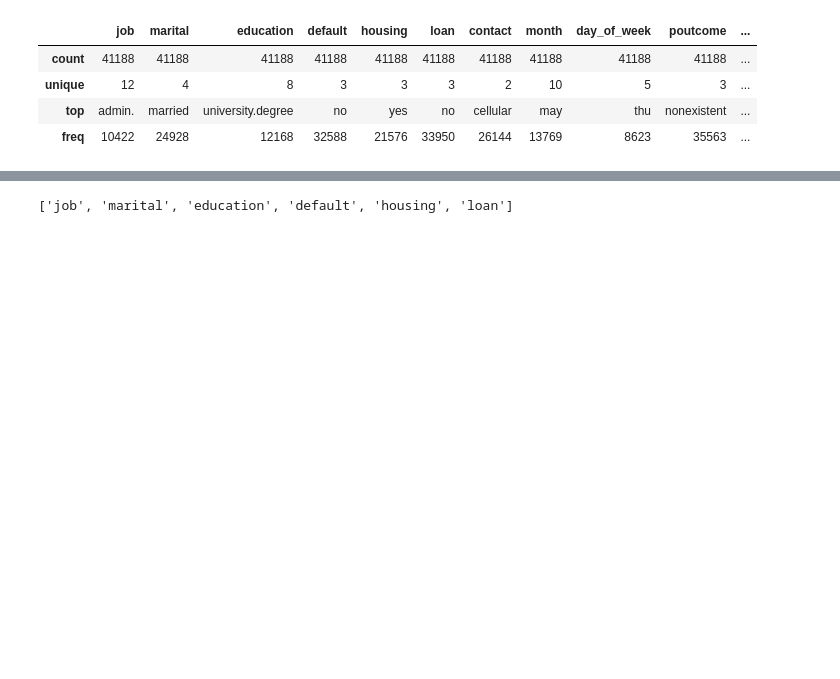
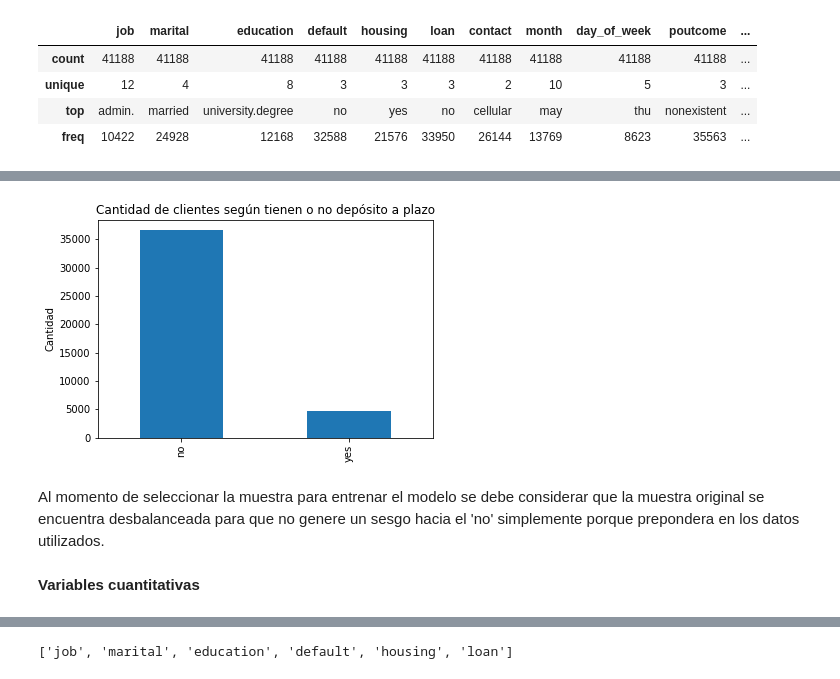
Before and after one commit to anasofiasama/Logistic-Regression-Project-Tutorial, a Jupyter notebook: src/explore.ipynb, the cells around one changed output, grey strips where cells are left out. Saved outputs shown, nothing was run; the diff lists cells and outputs as text; code cells hidden in the pictures; blank space fills up the shorter version.

```diff
--- a/src/explore.ipynb
+++ b/src/explore.ipynb
@@ -14,5 +15,7 @@ import numpy as np
 # %%
-df=pd.read_csv('https://raw.githubusercontent.com/4GeeksAcademy/logistic-regression-project-tutorial/main/bank-marketing-campaign-data.csv',sep=';')
+url='https://raw.githubusercontent.com/4GeeksAcademy/logistic-regression-project-tutorial/'+\
+    'main/bank-marketing-campaign-data.csv'
+df=pd.read_csv(url,sep=';')
 # %% [markdown]
 ### Paso 2 : Análisis exploratorio de datos
 # %% [markdown]
@@ -56,0 +60,4 @@ Se observa que el dataset cuenta con 41.188 observaciones y 21 variables. A su v
+# %%
+obj=df.select_dtypes('object').columns
+# %%
+df[obj]=df[obj].astype('category')
@@ -68,0 +106,9 @@ Exploro las categorias posibles de cada variable cualitativa para ver cuáles ti
+# %%
+df['y'].value_counts().plot(kind='bar',title='Cantidad de clientes según tienen o no depósito a plazo',ylabel='Cantidad')
+plt.show()
+# %% [output]
+[figure, added]
+# %% [markdown]
+Al momento de seleccionar la muestra para entrenar el modelo se debe considerar que la muestra original se encuentra desbalanceada para que no genere un sesgo hacia el 'no' simplemente porque prepondera en los datos utilizados.
+# %% [markdown]
+**Variables cuantitativas**
```
Also changed, not shown: parts of 38 cells of this notebook.
